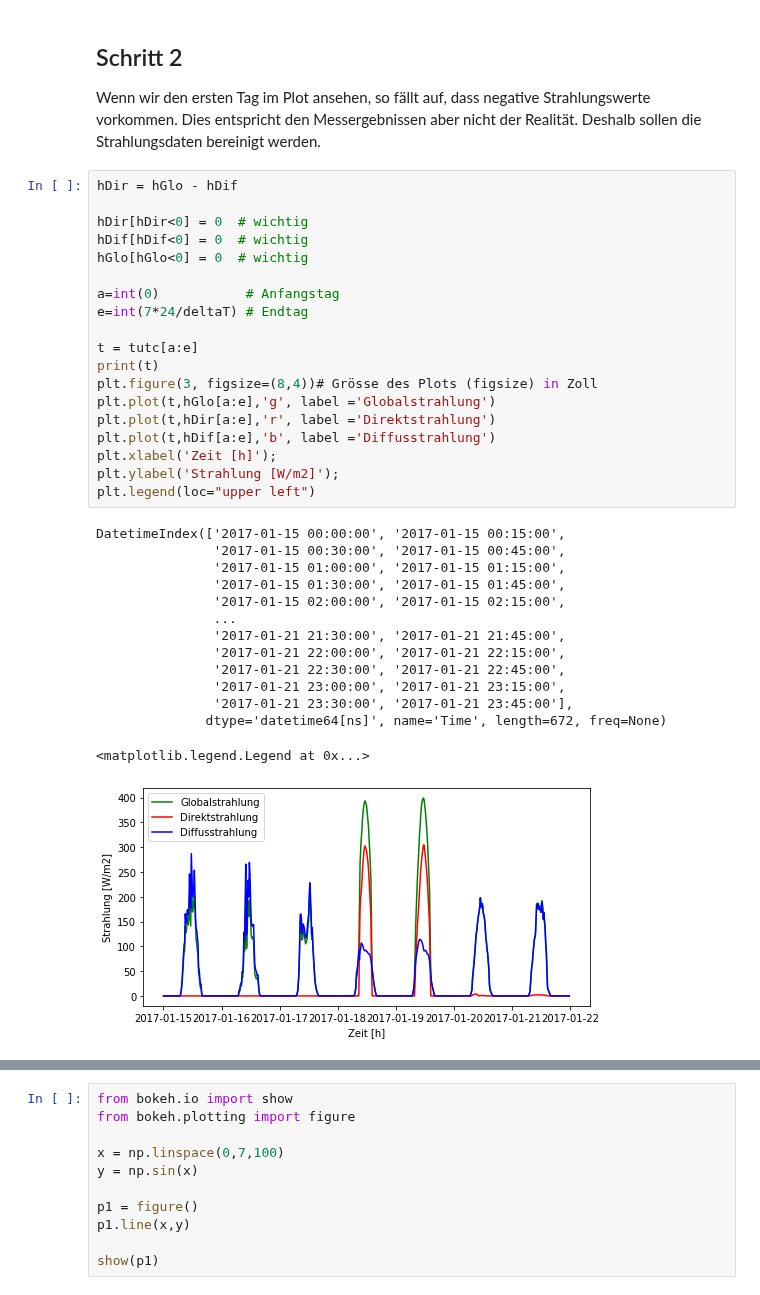
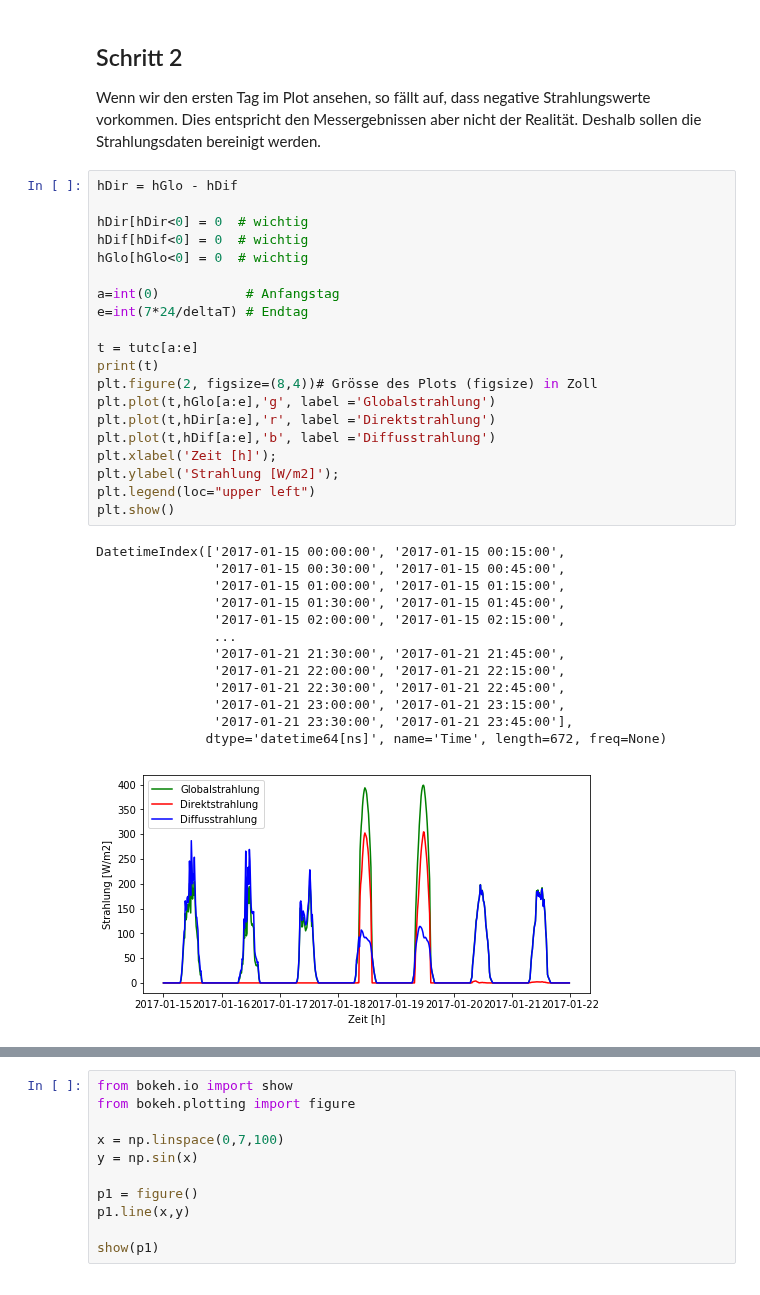
Before and after one commit to markstaler/pv4ing, a Jupyter notebook: PV4Ing_Tutorial.ipynb, the cells around one changed output, grey strips where cells are left out. Cells and saved outputs as stored; diff of their text form.

```diff
--- a/PV4Ing_Tutorial.ipynb
+++ b/PV4Ing_Tutorial.ipynb
@@ -118,33 +120,33 @@ Wenn wir den ersten Tag im Plot ansehen, so fällt auf, dass negative Strahlungs
 hDir = hGlo - hDif
 
 hDir[hDir<0] = 0  # wichtig
 hDif[hDif<0] = 0  # wichtig
 hGlo[hGlo<0] = 0  # wichtig
 
 a=int(0)           # Anfangstag
 e=int(7*24/deltaT) # Endtag
 
 t = tutc[a:e]
 print(t)
-plt.figure(3, figsize=(8,4))# Grösse des Plots (figsize) in Zoll
+plt.figure(2, figsize=(8,4))# Grösse des Plots (figsize) in Zoll
 plt.plot(t,hGlo[a:e],'g', label ='Globalstrahlung')
 plt.plot(t,hDir[a:e],'r', label ='Direktstrahlung')
 plt.plot(t,hDif[a:e],'b', label ='Diffusstrahlung')
 plt.xlabel('Zeit [h]');
 plt.ylabel('Strahlung [W/m2]');
 plt.legend(loc="upper left")
+plt.show()
 # %% [output]
 DatetimeIndex(['2017-01-15 00:00:00', '2017-01-15 00:15:00',
                '2017-01-15 00:30:00', '2017-01-15 00:45:00',
                '2017-01-15 01:00:00', '2017-01-15 01:15:00',
                '2017-01-15 01:30:00', '2017-01-15 01:45:00',
                '2017-01-15 02:00:00', '2017-01-15 02:15:00',
                ...
                '2017-01-21 21:30:00', '2017-01-21 21:45:00',
                '2017-01-21 22:00:00', '2017-01-21 22:15:00',
                '2017-01-21 22:30:00', '2017-01-21 22:45:00',
                '2017-01-21 23:00:00', '2017-01-21 23:15:00',
                '2017-01-21 23:30:00', '2017-01-21 23:45:00'],
               dtype='datetime64[ns]', name='Time', length=672, freq=None)
-<matplotlib.legend.Legend at 0x...>
-[figure, old version]
+[figure, new version]
```
Also changed, not shown: parts of 17 cells of this notebook, 31 other files.
